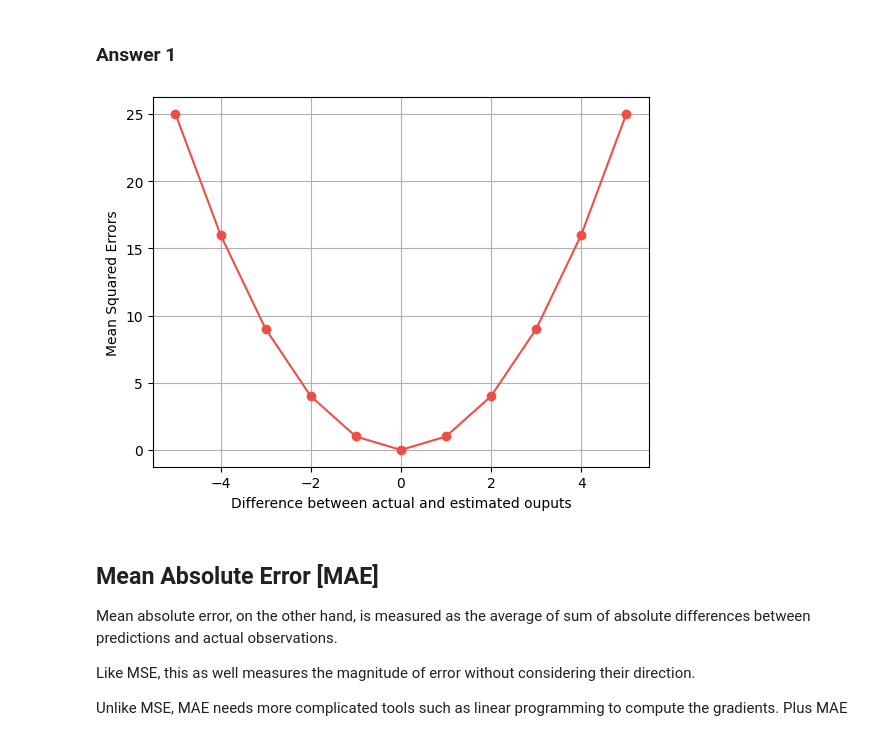
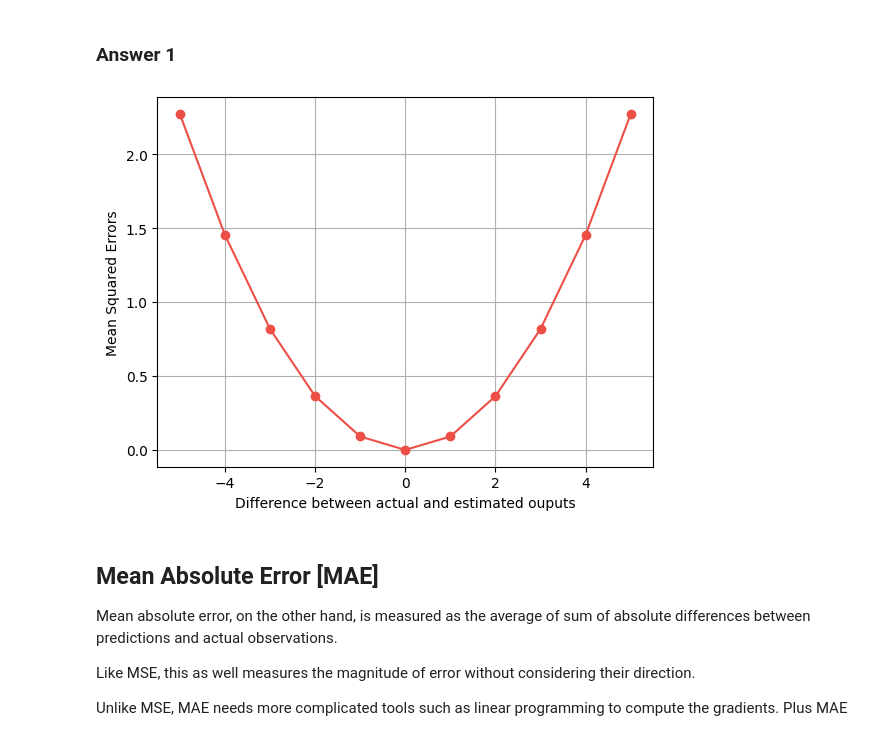
Before and after one commit to MateoBodon/mit_futuremakers_summer_2023-MateoBodon, a Jupyter notebook: Module_07_Regression_Loss_Functions/Regression_Loss_Functions.ipynb, the cells around one changed output. Cells and saved outputs as stored; diff of their text form; code cells hidden in the pictures.

```diff
--- a/Module_07_Regression_Loss_Functions/Regression_Loss_Functions.ipynb
+++ b/Module_07_Regression_Loss_Functions/Regression_Loss_Functions.ipynb
@@ -93,16 +93,16 @@ Now that you know how MSE works, you need to plot the behavior of **square** com
 # %%
 errors = np.arange(-5, 6)
 n = len(errors)
 
-mse = np.square(errors)
+mse = np.square(errors)/n
 
 plt.plot(errors, mse, c='#ED4F46', marker='o')
 plt.grid()
 plt.xlabel('Difference between actual and estimated ouputs')
 plt.ylabel('Mean Squared Errors')
 plt.show()
 # %% [output]
-[figure, old version]
+[figure, new version]
 # %% [markdown]
 ## Mean Absolute Error [MAE]
 
```
Also changed, not shown: parts of 6 cells of this notebook.
